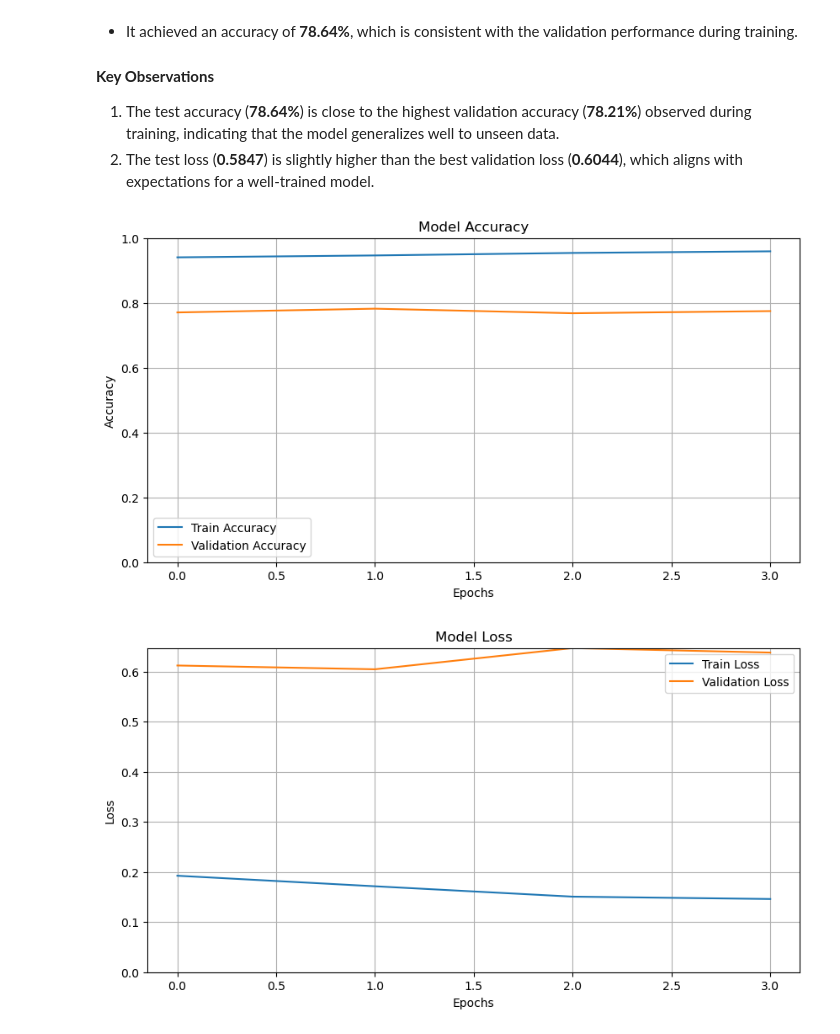
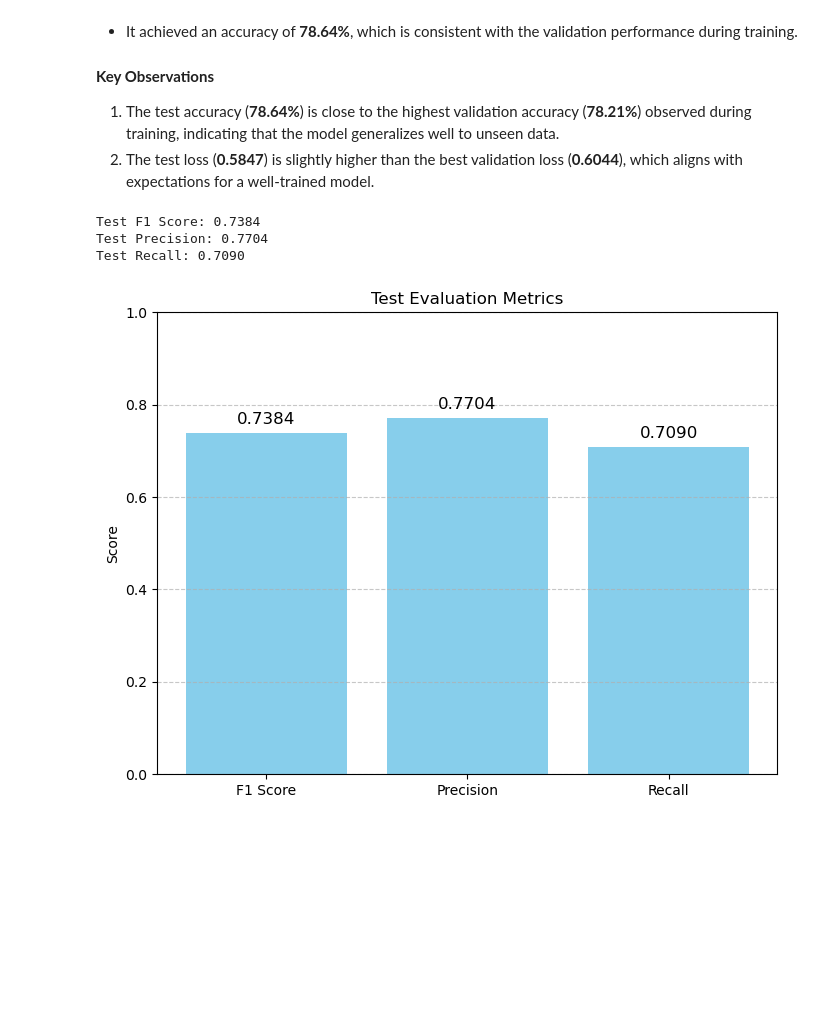
Before and after one commit to SQLHunch/disaster-detection-tweets, a Jupyter notebook: Disaster Detection with Tweets.ipynb, the cells around one changed output. Drawn from its saved outputs; the diff is of its cells as text; code cells hidden in the pictures; blank space fills up the shorter version.

```diff
--- a/Disaster Detection with Tweets.ipynb
+++ b/Disaster Detection with Tweets.ipynb
@@ -531,4 +549,12 @@ Epoch 4/10
 # %%
-test_loss, test_accuracy = model.evaluate(X_test_padded, y_test)
-print(f"Test Loss: {test_loss:.4f}, Test Accuracy: {test_accuracy:.4f}")
+# Get predictions for the test set
+test_predictions = (model.predict(X_test_padded) > 0.5).astype(int).flatten()
+
+# Compute F1 Score
+test_f1_score = f1_score(y_test, test_predictions)
+print(f"Test F1 Score: {test_f1_score:.4f}")
+
+# Generate a classification report
+print("\nClassification Report:")
+print(classification_report(y_test, test_predictions))
 # %% [output]
@@ -550,30 +586,31 @@ Test Loss: 0.5847, Test Accuracy: 0.7864
 1. The test accuracy (**78.64%**) is close to the highest validation accuracy (**78.21%**) observed during training, indicating that the model generalizes well to unseen data.
 2. The test loss (**0.5847**) is slightly higher than the best validation loss (**0.6044**), which aligns with expectations for a well-trained model.
 # %%
-# Plot accuracy
-plt.figure(figsize=(10, 5))
-plt.plot(history.history['accuracy'], label='Train Accuracy')
-plt.plot(history.history['val_accuracy'], label='Validation Accuracy')
-plt.title('Model Accuracy')
-plt.xlabel('Epochs')
-plt.ylabel('Accuracy')
-plt.ylim(0, 1)  # Set y-axis to include 0 and 1
-plt.legend()
-plt.grid(True)
+# Calculate F1 Score, Precision, and Recall
+test_f1 = f1_score(y_test, test_predictions)
+test_precision = precision_score(y_test, test_predictions)
+test_recall = recall_score(y_test, test_predictions)
+
+print(f"Test F1 Score: {test_f1:.4f}")
+print(f"Test Precision: {test_precision:.4f}")
+print(f"Test Recall: {test_recall:.4f}")
+
+# Bar Plot for Evaluation Metrics
+metrics = ['F1 Score', 'Precision', 'Recall']
+values = [test_f1, test_precision, test_recall]
+
+plt.figure(figsize=(8, 6))
+plt.bar(metrics, values, color='skyblue')
+plt.title("Test Evaluation Metrics")
+plt.ylabel("Score")
+plt.ylim(0, 1)
+for i, v in enumerate(values):
+    plt.text(i, v + 0.02, f"{v:.4f}", ha='center', fontsize=12)
+plt.grid(axis='y', linestyle='--', alpha=0.7)
 plt.show()
-
-# Plot loss
-plt.figure(figsize=(10, 5))
-plt.plot(history.history['loss'], label='Train Loss')
-plt.plot(history.history['val_loss'], label='Validation Loss')
-plt.title('Model Loss')
-plt.xlabel('Epochs')
-plt.ylabel('Loss')
-plt.ylim(0, max(history.history['loss'] + history.history['val_loss']))  # Set y-axis to include 0
-plt.legend()
-plt.grid(True)
-plt.show()
 # %% [output]
+Test F1 Score: 0.7384
+Test Precision: 0.7704
+Test Recall: 0.7090
-[figure, old version]
+[figure, new version]
-[figure, removed]
 # %% [markdown]
```
Also changed, not shown: parts of 10 cells of this notebook.
